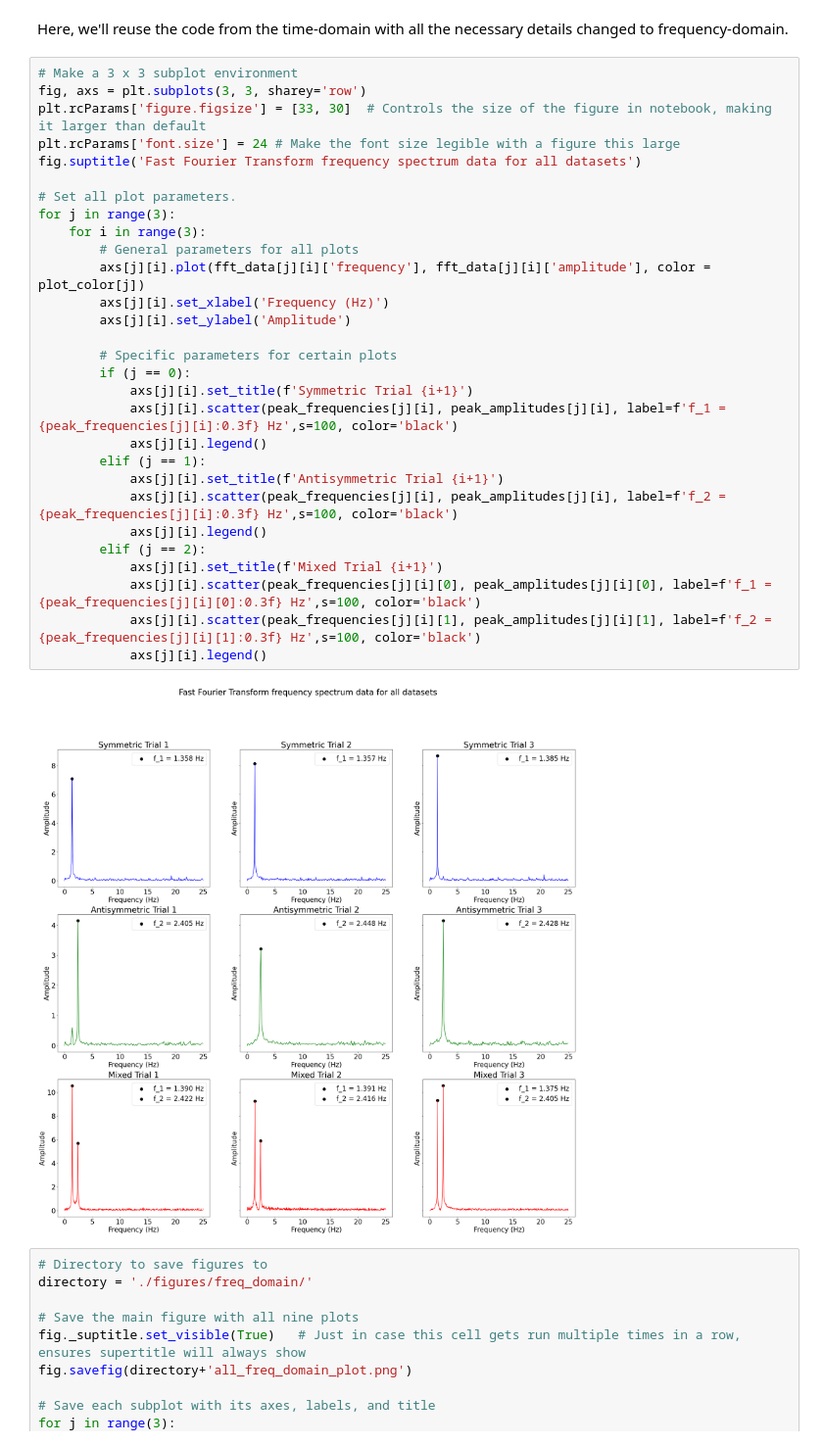
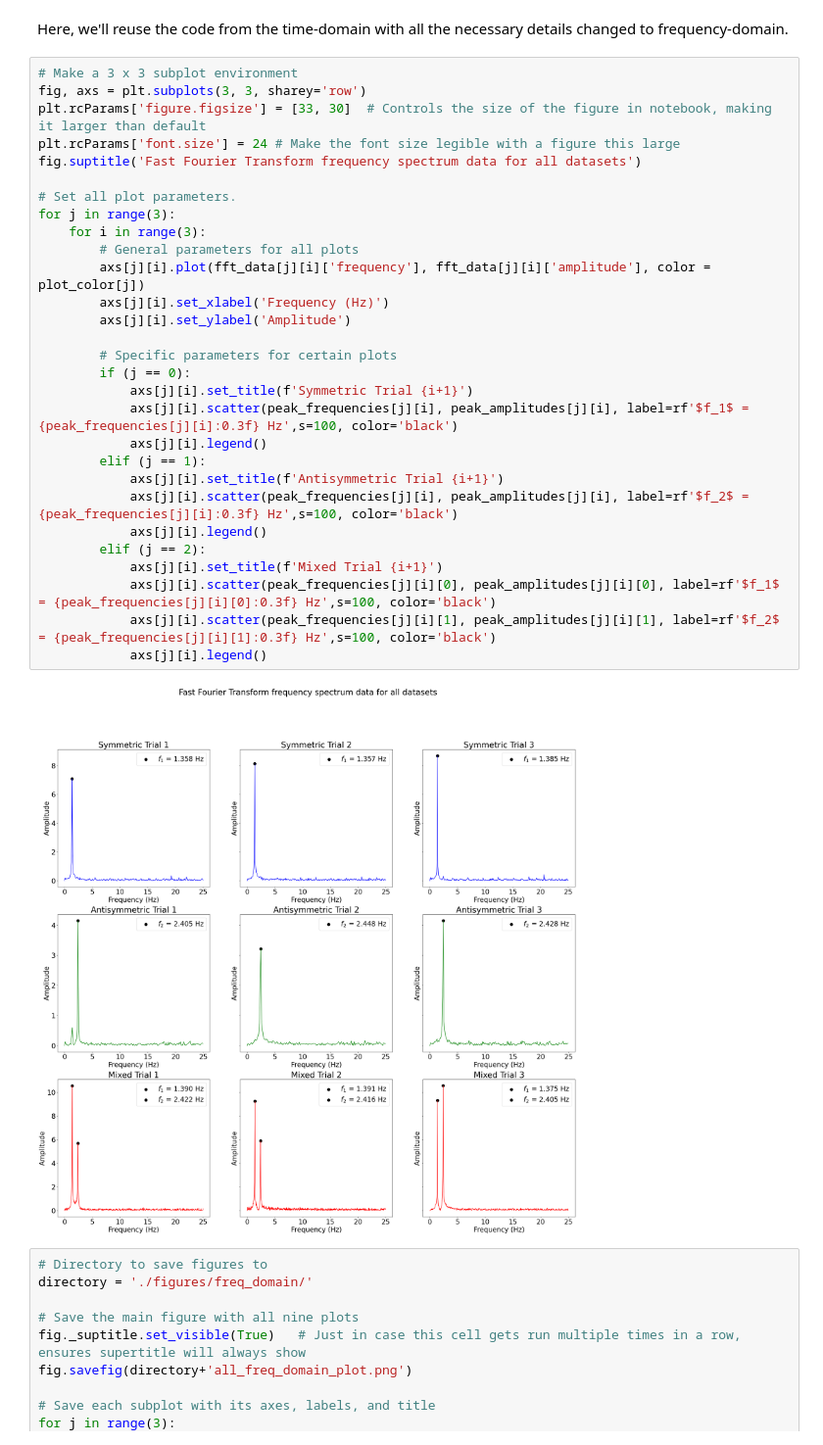
Before and after one commit to josephtemple/ADV_LAB-cho-data, a Jupyter notebook: JT_CHO_Analysis.ipynb, the cells around one changed output. Shown at 98% size. Drawn from its saved outputs; the diff is of its cells as text.

```diff
--- a/JT_CHO_Analysis.ipynb
+++ b/JT_CHO_Analysis.ipynb
@@ -205,34 +207,34 @@ Here, we'll reuse the code from the time-domain with all the necessary details c
 # %%
 # Make a 3 x 3 subplot environment
 fig, axs = plt.subplots(3, 3, sharey='row')
 plt.rcParams['figure.figsize'] = [33, 30]  # Controls the size of the figure in notebook, making it larger than default
 plt.rcParams['font.size'] = 24 # Make the font size legible with a figure this large
 fig.suptitle('Fast Fourier Transform frequency spectrum data for all datasets')
 
 # Set all plot parameters.
 for j in range(3):
     for i in range(3):
         # General parameters for all plots
         axs[j][i].plot(fft_data[j][i]['frequency'], fft_data[j][i]['amplitude'], color = plot_color[j])
         axs[j][i].set_xlabel('Frequency (Hz)')
         axs[j][i].set_ylabel('Amplitude')
 
         # Specific parameters for certain plots
         if (j == 0):
             axs[j][i].set_title(f'Symmetric Trial {i+1}')
-            axs[j][i].scatter(peak_frequencies[j][i], peak_amplitudes[j][i], label=f'f_1 = {peak_frequencies[j][i]:0.3f} Hz',s=100, color='black')
+            axs[j][i].scatter(peak_frequencies[j][i], peak_amplitudes[j][i], label=rf'$f_1$ = {peak_frequencies[j][i]:0.3f} Hz',s=100, color='black')
             axs[j][i].legend()
         elif (j == 1):
             axs[j][i].set_title(f'Antisymmetric Trial {i+1}')
-            axs[j][i].scatter(peak_frequencies[j][i], peak_amplitudes[j][i], label=f'f_2 = {peak_frequencies[j][i]:0.3f} Hz',s=100, color='black')
+            axs[j][i].scatter(peak_frequencies[j][i], peak_amplitudes[j][i], label=rf'$f_2$ = {peak_frequencies[j][i]:0.3f} Hz',s=100, color='black')
             axs[j][i].legend()
         elif (j == 2):
             axs[j][i].set_title(f'Mixed Trial {i+1}')
-            axs[j][i].scatter(peak_frequencies[j][i][0], peak_amplitudes[j][i][0], label=f'f_1 = {peak_frequencies[j][i][0]:0.3f} Hz',s=100, color='black')
-            axs[j][i].scatter(peak_frequencies[j][i][1], peak_amplitudes[j][i][1], label=f'f_2 = {peak_frequencies[j][i][1]:0.3f} Hz',s=100, color='black')
+            axs[j][i].scatter(peak_frequencies[j][i][0], peak_amplitudes[j][i][0], label=rf'$f_1$ = {peak_frequencies[j][i][0]:0.3f} Hz',s=100, color='black')
+            axs[j][i].scatter(peak_frequencies[j][i][1], peak_amplitudes[j][i][1], label=rf'$f_2$ = {peak_frequencies[j][i][1]:0.3f} Hz',s=100, color='black')
             axs[j][i].legend()
 # %% [output]
-[figure, old version]
+[figure, new version]
 # %%
 # Directory to save figures to
 directory = './figures/freq_domain/'
```
Also changed, not shown: parts of 12 cells of this notebook.
